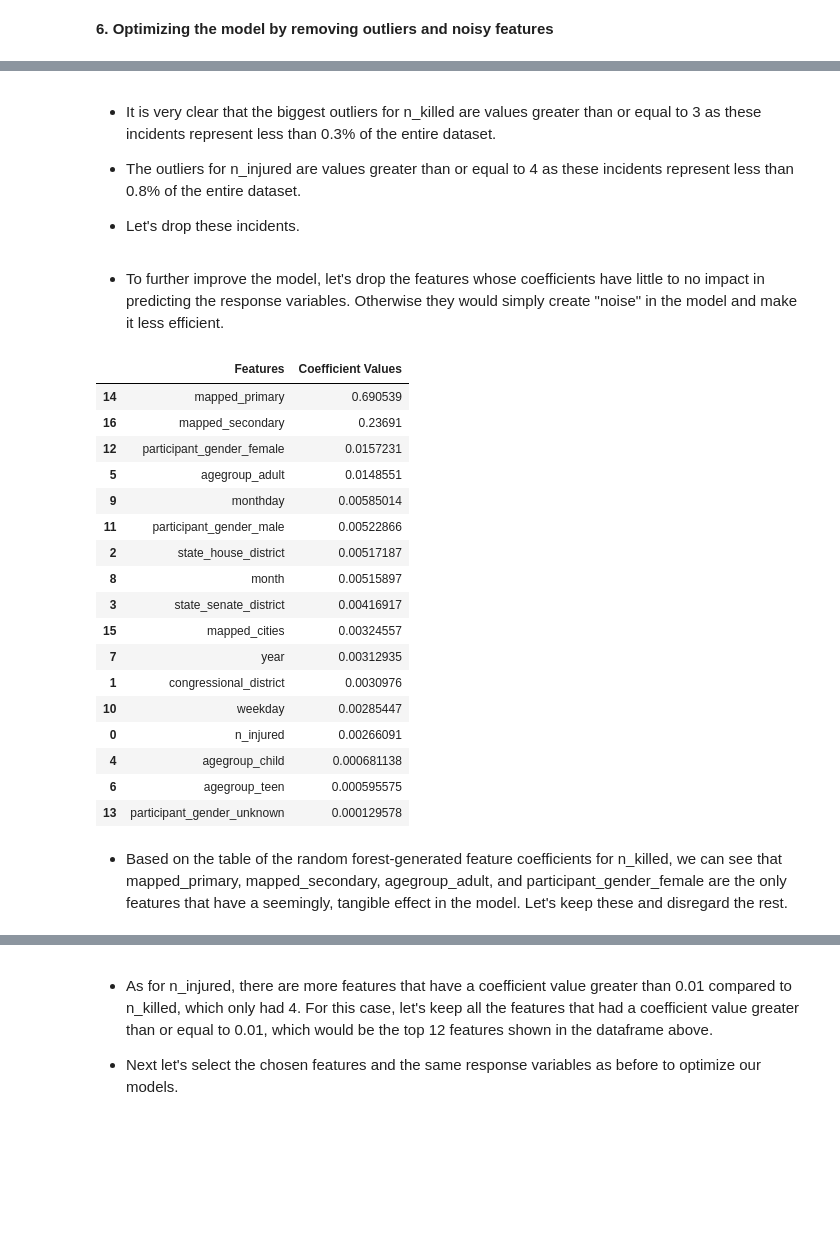
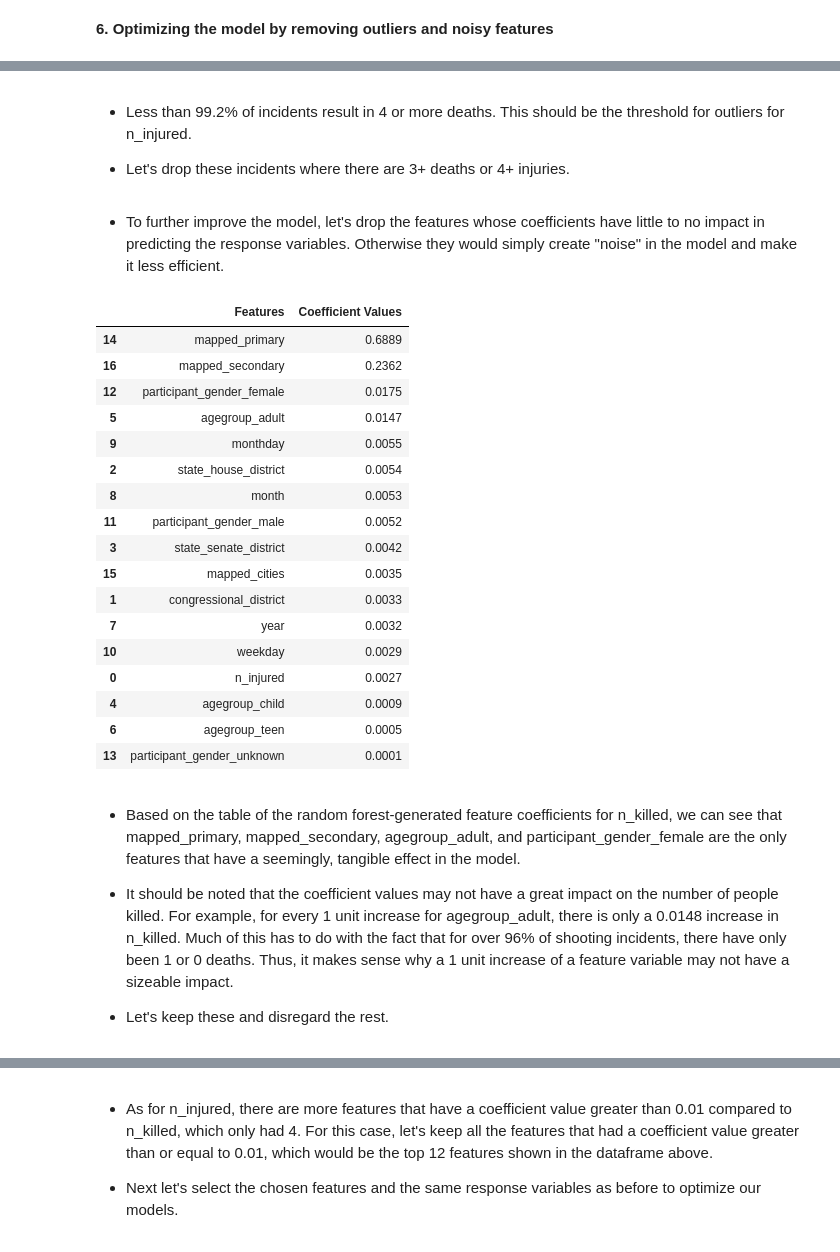
Before and after one commit to nysportsfan/Gun-Violence-in-the-US, a Jupyter notebook: Gun Violence Machine Learning.ipynb, the cells around one changed output, grey strips where cells are left out. Drawn from its saved outputs; the diff is of its cells as text; code cells hidden in the pictures; blank space fills up the shorter version.

```diff
--- a/Gun Violence Machine Learning.ipynb
+++ b/Gun Violence Machine Learning.ipynb
@@ -910,11 +914,8 @@ pd.DataFrame(outlier_dict2).set_index('n_injured value')
-# %% [markdown]
-- It is very clear that the biggest outliers for n_killed are values greater than or equal to 3 as these incidents represent less than 0.3% of the entire dataset.
-
-
-- The outliers for n_injured are values greater than or equal to 4 as these incidents represent less than 0.8% of the entire dataset.
-
-
-- Let's drop these incidents.
+# %% [markdown]
+- Less than 99.2% of incidents result in 4 or more deaths. This should be the threshold for outliers for n_injured.
+
+
+- Let's drop these incidents where there are 3+ deaths or 4+ injuries.
 # %%
 # Grab the index of the outliers
 outlier_index = df[(df['n_killed']>2) | (df['n_injured']>3)].index
@@ -924,29 +925,35 @@ new_df = df.drop(outlier_index)
 - To further improve the model, let's drop the features whose coefficients have little to no impact in predicting the response variables. Otherwise they would simply create "noise" in the model and make it less efficient.
 # %%
 # Create a dataframe containing the features and their respective coefficient values based on the random forest models
-coef_df = pd.DataFrame(data = [X_col, rf_coef]).transpose()
+coef_df = pd.DataFrame(data = [X_col, np.round_(rf_coef, 4)]).transpose()
 coef_df.columns = ['Features', 'Coefficient Values']
 coef_df.sort_values(by='Coefficient Values', ascending = False)
 # %% [output]
 |  | Features | Coefficient Values |
-| 14 | mapped_primary | 0.690539 |
-| 16 | mapped_secondary | 0.23691 |
-| 12 | participant_gender_female | 0.0157231 |
-| 5 | agegroup_adult | 0.0148551 |
-| 9 | monthday | 0.00585014 |
-| 11 | participant_gender_male | 0.00522866 |
-| 2 | state_house_district | 0.00517187 |
-| 8 | month | 0.00515897 |
-| 3 | state_senate_district | 0.00416917 |
-| 15 | mapped_cities | 0.00324557 |
-| 7 | year | 0.00312935 |
-| 1 | congressional_district | 0.0030976 |
-| 10 | weekday | 0.00285447 |
-| 0 | n_injured | 0.00266091 |
-| 4 | agegroup_child | 0.000681138 |
-| 6 | agegroup_teen | 0.000595575 |
-| 13 | participant_gender_unknown | 0.000129578 |
+| 14 | mapped_primary | 0.6889 |
+| 16 | mapped_secondary | 0.2362 |
+| 12 | participant_gender_female | 0.0175 |
+| 5 | agegroup_adult | 0.0147 |
+| 9 | monthday | 0.0055 |
+| 2 | state_house_district | 0.0054 |
+| 8 | month | 0.0053 |
+| 11 | participant_gender_male | 0.0052 |
+| 3 | state_senate_district | 0.0042 |
+| 15 | mapped_cities | 0.0035 |
+| 1 | congressional_district | 0.0033 |
+| 7 | year | 0.0032 |
+| 10 | weekday | 0.0029 |
+| 0 | n_injured | 0.0027 |
+| 4 | agegroup_child | 0.0009 |
+| 6 | agegroup_teen | 0.0005 |
+| 13 | participant_gender_unknown | 0.0001 |
 # %% [markdown]
-- Based on the table of the random forest-generated feature coefficients for n_killed, we can see that mapped_primary, mapped_secondary, agegroup_adult, and participant_gender_female are the only features that have a seemingly, tangible effect in the model. Let's keep these and disregard the rest.
+- Based on the table of the random forest-generated feature coefficients for n_killed, we can see that mapped_primary, mapped_secondary, agegroup_adult, and participant_gender_female are the only features that have a seemingly, tangible effect in the model.
+
+
+- It should be noted that the coefficient values may not have a great impact on the number of people killed. For example, for every 1 unit increase for agegroup_adult, there is only a 0.0148 increase in n_killed. Much of this has to do with the fact that for over 96% of shooting incidents, there have only been 1 or 0 deaths. Thus, it makes sense why a 1 unit increase of a feature variable may not have a sizeable impact.
+
+
+- Let's keep these and disregard the rest.
 # %%
 # Repeat the same process for n_injured
```
Also changed, not shown: parts of 25 cells of this notebook.
